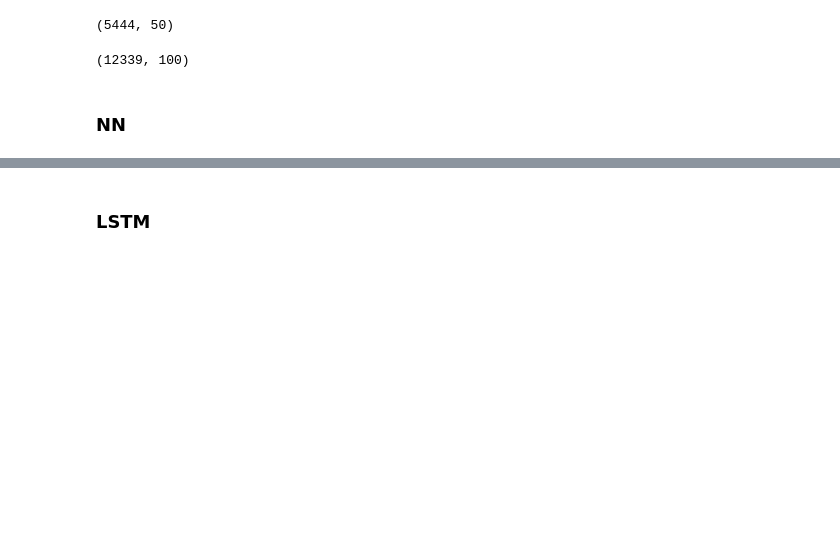
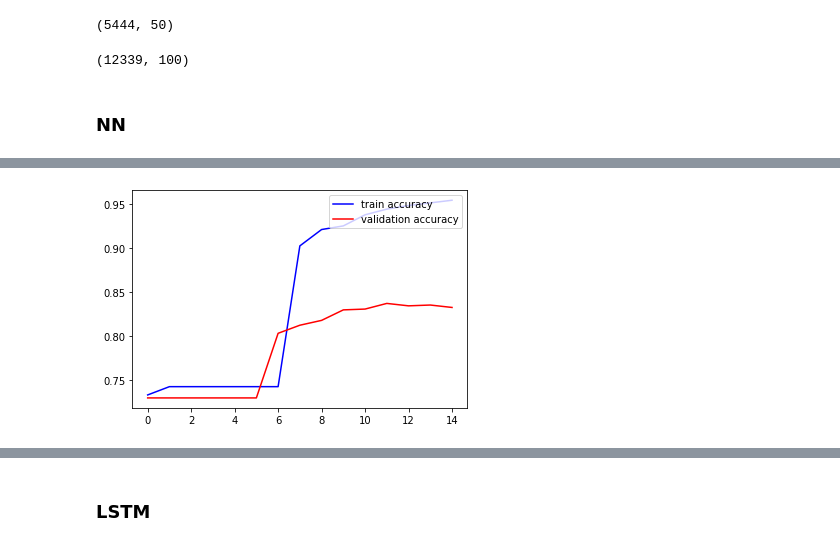
Before and after one commit to shreyasriram4/h2o2.ai, a Jupyter notebook: notebooks/voc_sentiment_w2v_LSTM.ipynb, the cells around one changed output, grey strips where cells are left out. Drawn from its saved outputs; the diff is of its cells as text; code cells hidden in the pictures; blank space fills up the shorter version.

```diff
--- a/notebooks/voc_sentiment_w2v_LSTM.ipynb
+++ b/notebooks/voc_sentiment_w2v_LSTM.ipynb
@@ -226,0 +227,7 @@ Time taken to run model: 31.246803522109985 seconds.
+# %%
+plt.plot(history_embedding.history['acc'],c='b',label='train accuracy')
+plt.plot(history_embedding.history['val_acc'],c='r',label='validation accuracy')
+plt.legend(loc='upper right')
+plt.show()
+# %% [output]
+[figure, added]
```
Also changed, not shown: parts of 18 cells of this notebook.
